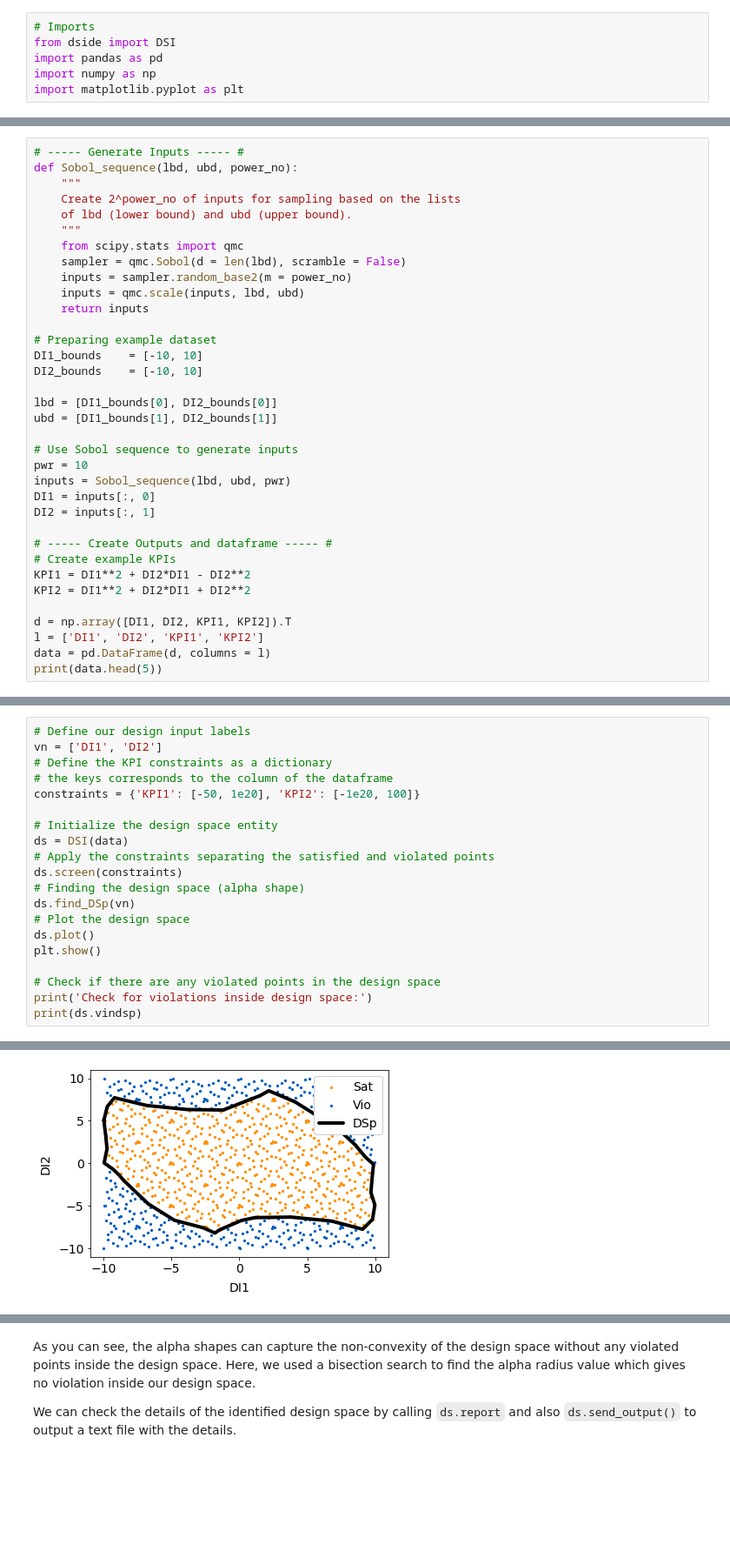
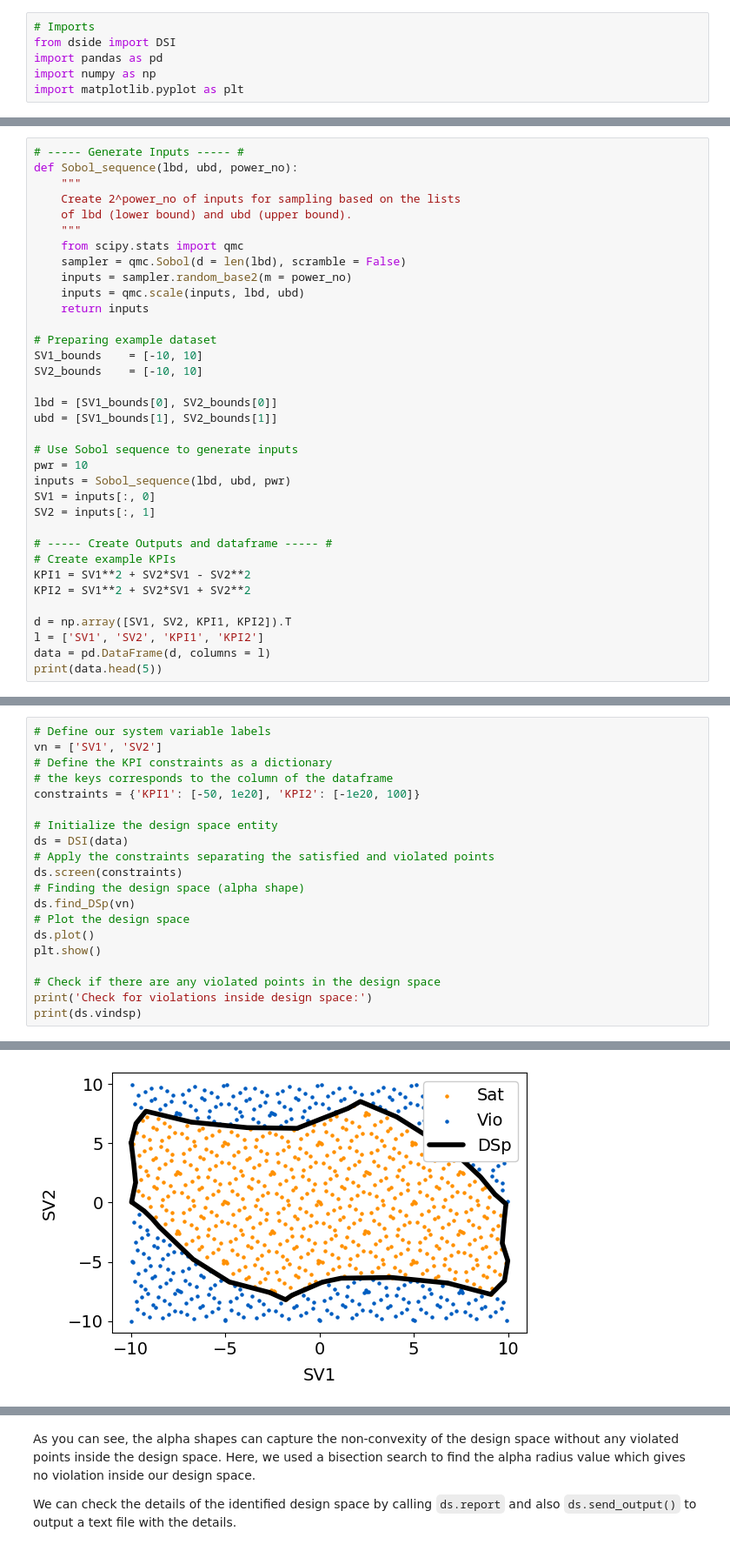
Before and after one commit to stvsach/dside, a Jupyter notebook: docs/notebooks/example_2D.ipynb, the cells around one changed output, grey strips where cells are left out. Shown: that part at 87% size. Saved outputs shown, nothing was run; the diff lists cells and outputs as text; blank space fills up the shorter version.

```diff
--- a/docs/notebooks/example_2D.ipynb
+++ b/docs/notebooks/example_2D.ipynb
@@ -24,25 +24,25 @@ def Sobol_sequence(lbd, ubd, power_no):
     return inputs
 
 # Preparing example dataset
-DI1_bounds    = [-10, 10]
-DI2_bounds    = [-10, 10]
+SV1_bounds    = [-10, 10]
+SV2_bounds    = [-10, 10]
 
-lbd = [DI1_bounds[0], DI2_bounds[0]]
-ubd = [DI1_bounds[1], DI2_bounds[1]]
+lbd = [SV1_bounds[0], SV2_bounds[0]]
+ubd = [SV1_bounds[1], SV2_bounds[1]]
 
 # Use Sobol sequence to generate inputs
 pwr = 10
 inputs = Sobol_sequence(lbd, ubd, pwr)
-DI1 = inputs[:, 0]
-DI2 = inputs[:, 1]
+SV1 = inputs[:, 0]
+SV2 = inputs[:, 1]
 
 # ----- Create Outputs and dataframe ----- #
 # Create example KPIs
-KPI1 = DI1**2 + DI2*DI1 - DI2**2
-KPI2 = DI1**2 + DI2*DI1 + DI2**2
+KPI1 = SV1**2 + SV2*SV1 - SV2**2
+KPI2 = SV1**2 + SV2*SV1 + SV2**2
 
-d = np.array([DI1, DI2, KPI1, KPI2]).T
-l = ['DI1', 'DI2', 'KPI1', 'KPI2']
+d = np.array([SV1, SV2, KPI1, KPI2]).T
+l = ['SV1', 'SV2', 'KPI1', 'KPI2']
 data = pd.DataFrame(d, columns = l)
 print(data.head(5))
 # %% [output]
@@ -80,6 +80,6 @@ As shown from the plots, we can see clearly that the outputs are non-linear with
 # %%
-# Define our design input labels
-vn = ['DI1', 'DI2']
+# Define our system variable labels
+vn = ['SV1', 'SV2']
 # Define the KPI constraints as a dictionary
 # the keys corresponds to the column of the dataframe
 constraints = {'KPI1': [-50, 1e20], 'KPI2': [-1e20, 100]}
@@ -118,3 +118,3 @@ Size of design space            : 2.410e+02
-[figure, old version]
+[figure, new version]
 Check for violations inside design space:
 Empty DataFrame
```
Also changed, not shown: parts of 10 cells of this notebook, 8 other files.
